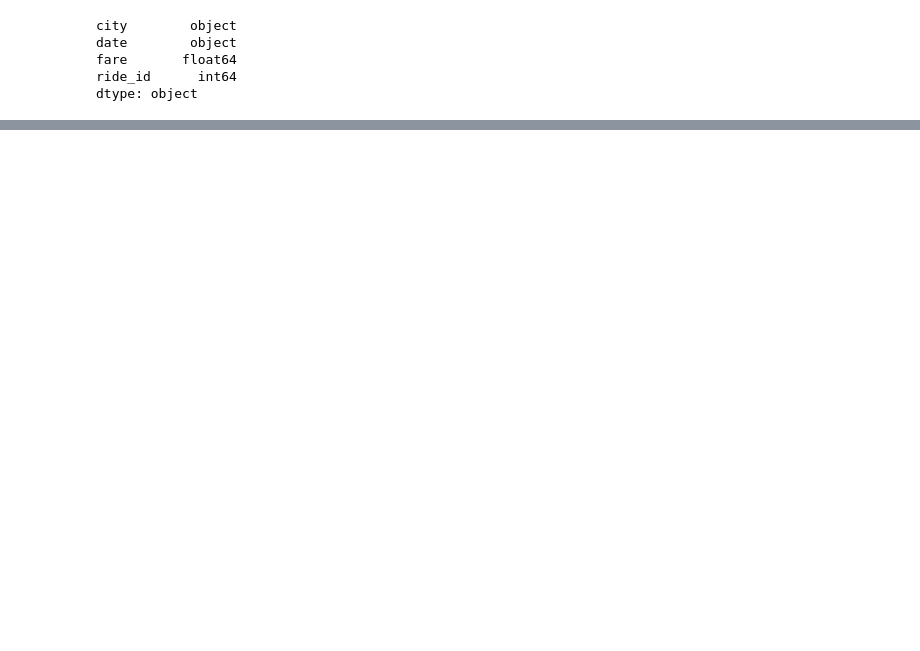
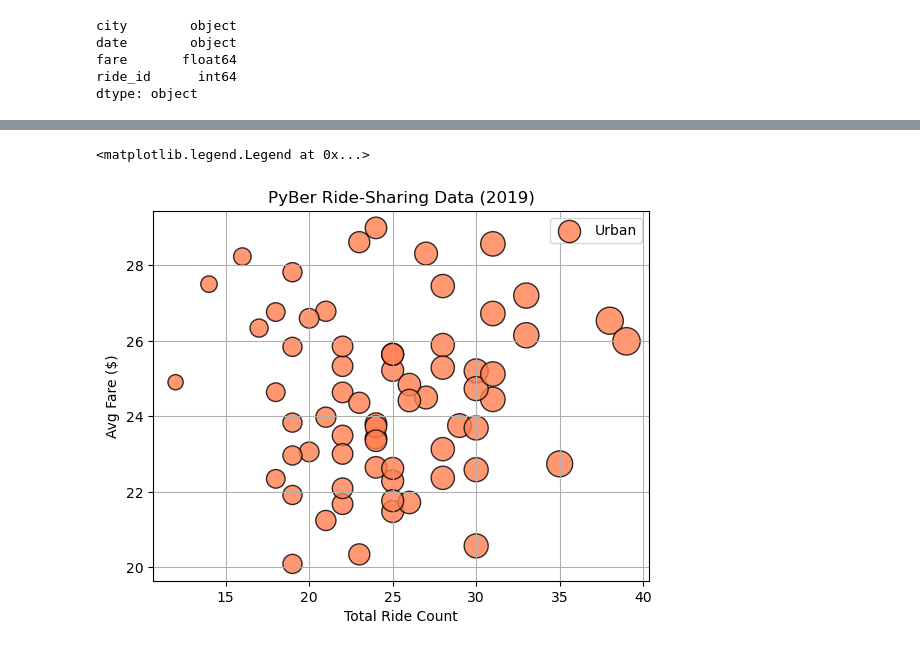
Before and after one commit to PipeSabate/PyBer_Analysis, a Jupyter notebook: PyBer_ride_data.ipynb, the cells around one changed output, grey strips where cells are left out. Drawn from its saved outputs; the diff is of its cells as text; code cells hidden in the pictures; blank space fills up the shorter version.

```diff
--- a/PyBer_ride_data.ipynb
+++ b/PyBer_ride_data.ipynb
@@ -118,0 +54,4 @@ pyber_data_df.head()
+# %%
+urban_data_df = pyber_data_df[pyber_data_df["type"]=="Urban"]
+rural_data_df = pyber_data_df[pyber_data_df["type"]=="Rural"]
+suburban_data_df = pyber_data_df[pyber_data_df["type"]=="Suburban"]
@@ -118,0 +156,2 @@ pyber_data_df.head()
+# %%
+urban_ride_count = urban_data_df.groupby(["city"]).count()["ride_id"]
@@ -118,0 +210,2 @@ pyber_data_df.head()
+# %%
+urban_avg_fare= urban_data_df.groupby(["city"]).mean()["fare"]
@@ -118,0 +222,13 @@ pyber_data_df.head()
+# %%
+# Build the scatter plots for urban cities.
+plt.scatter(urban_ride_count, urban_avg_fare , s=10*urban_ride_count, c="coral",
+      edgecolor="black", linewidths=1,
+      alpha=0.8, label="Urban")
+plt.xlabel("Total Ride Count")
+plt.ylabel("Avg Fare ($)")
+plt.title("PyBer Ride-Sharing Data (2019)")
+plt.grid(True)
+plt.legend()
+# %% [output]
+<matplotlib.legend.Legend at 0x...>
+[figure, added]
```
Also changed, not shown: parts of 38 cells of this notebook.
